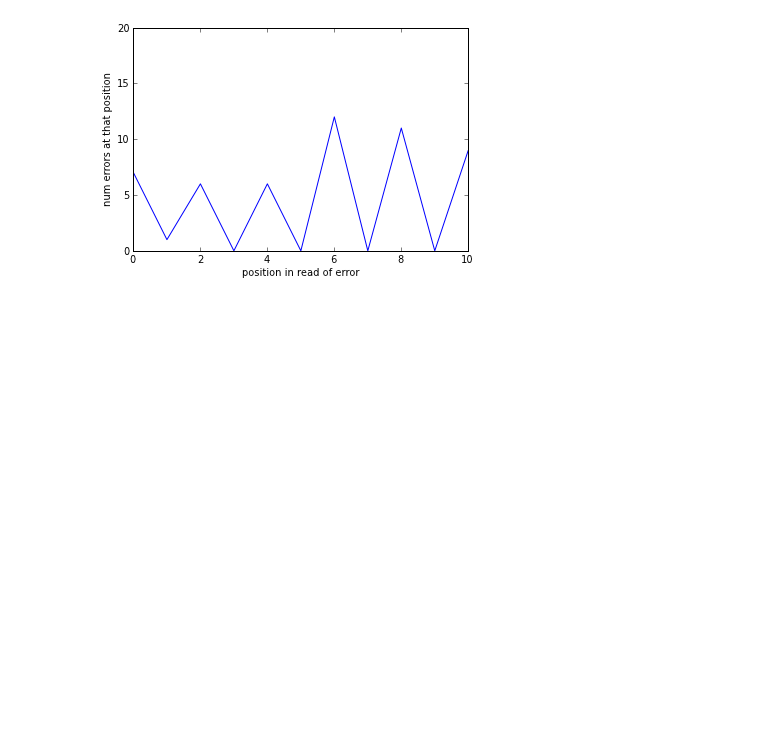
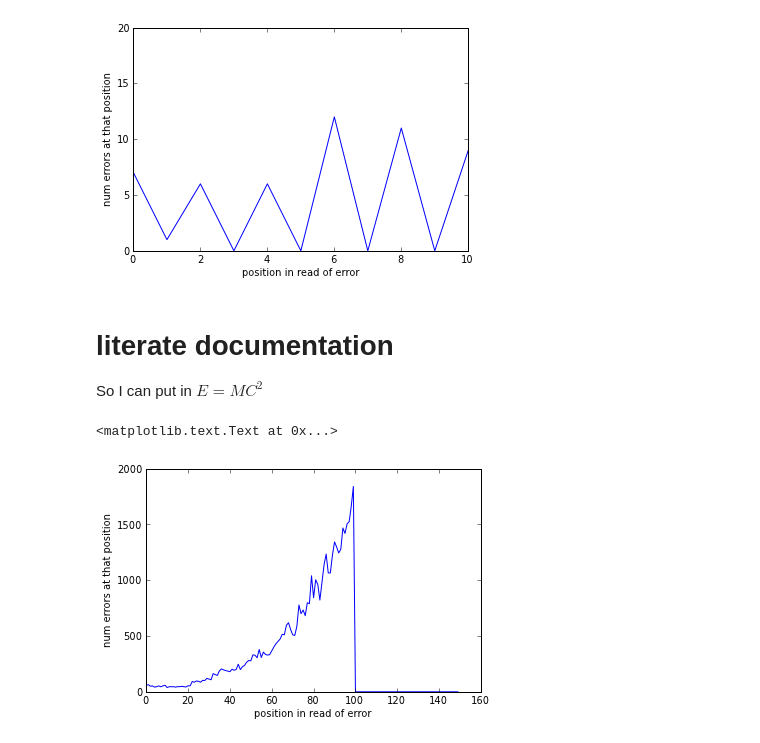
Before and after one commit to ctb/2015-03-msu-repro, a Jupyter notebook: figures.ipynb, the cells around one changed output. Saved outputs shown, nothing was run; the diff lists cells and outputs as text; code cells hidden in the pictures; blank space fills up the shorter version.

```diff
--- a/figures.ipynb
+++ b/figures.ipynb
@@ -20,3 +20,16 @@ ylabel('num errors at that position')
 savefig('figure1.pdf')
 # %% [output]
 [figure]
+# %% [markdown]
+# literate documentation
+
+So I can put in $E = MC^2$
+# %%
+ecoli_hist = numpy.loadtxt('ecoli-errors.hist')
+plot(ecoli_hist[:,0], ecoli_hist[:,1])
+#axis(xmax=10)
+xlabel('position in read of error')
+ylabel('num errors at that position')
+# %% [output]
+<matplotlib.text.Text at 0x...>
+[figure, added]
```
Also changed, not shown: parts of 1 cell of this notebook, 2 other files.
